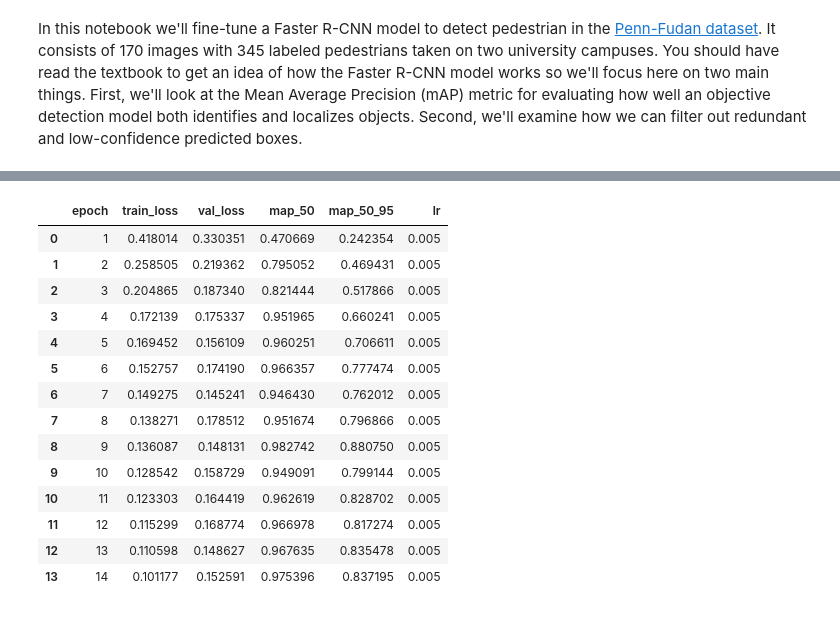
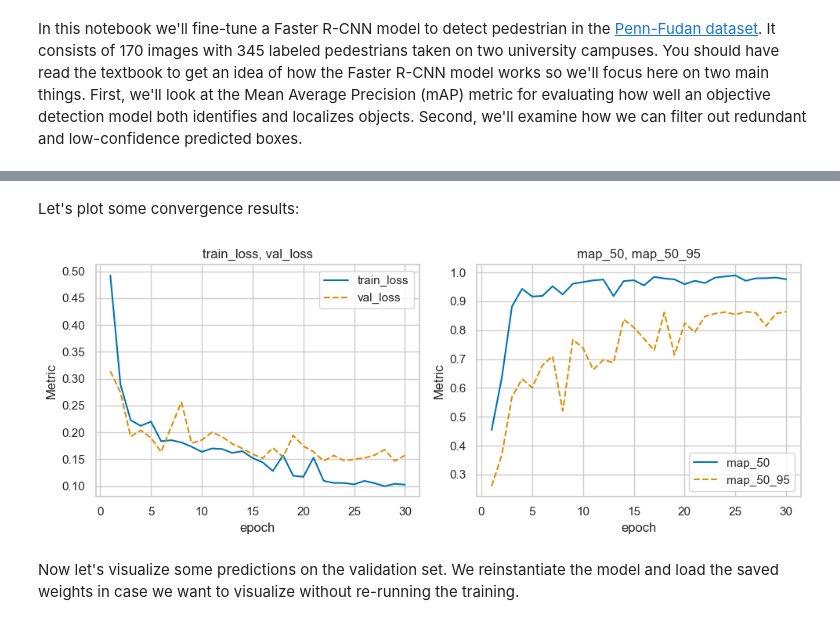
Before and after one commit to nkoranda97/DS776, a Jupyter notebook: Lesson_06_Object_Detection/L06_2_Detection.ipynb, the cells around one changed output, grey strips where cells are left out. Drawn from its saved outputs; the diff is of its cells as text; code cells hidden in the pictures.

```diff
--- a/Lesson_06_Object_Detection/L06_2_Detection.ipynb
+++ b/Lesson_06_Object_Detection/L06_2_Detection.ipynb
@@ -225,16 +254,15 @@ model.to(device)
 # training configuration
 initial_lr = 0.005  # Initial learning rate
 weight_decay = 0.0005
-patience = 5  # Early stopping patience
-
-# Training parameters
-num_epochs = 15
-patience = 3
+patience_early = None  # disable early stopping
+num_epochs = 30
+patience_reduce = 3 # reduce the learning rate after 3 epochs without improvement
 
 # Optimizer and scheduler
 optimizer = optim.SGD(model.parameters(), lr=initial_lr, momentum=0.9, weight_decay=weight_decay)
-scheduler = optim.lr_scheduler.ReduceLROnPlateau(optimizer, mode='max', factor=0.5, patience=5)
+scheduler = optim.lr_scheduler.ReduceLROnPlateau(optimizer, mode='max', factor=0.5, patience=patience_reduce)
 
 # Example usage
-results = train_rcnn(model, optimizer, scheduler, train_loader, val_loader, device, save_file=save_path, num_epochs=15, patience=5)
+results = train_rcnn(model, optimizer, scheduler, train_loader, val_loader, device,
+                     save_file=save_path, num_epochs=num_epochs, patience=patience_early)
 # %% [output]
@@ -242,21 +286,11 @@ KeyboardInterrupt:
-# %%
-results
-# %% [output]
-|  | epoch | train_loss | val_loss | map_50 | map_50_95 | lr |
-| 0 | 1 | 0.418014 | 0.330351 | 0.470669 | 0.242354 | 0.005 |
-| 1 | 2 | 0.258505 | 0.219362 | 0.795052 | 0.469431 | 0.005 |
-| 2 | 3 | 0.204865 | 0.187340 | 0.821444 | 0.517866 | 0.005 |
-| 3 | 4 | 0.172139 | 0.175337 | 0.951965 | 0.660241 | 0.005 |
-| 4 | 5 | 0.169452 | 0.156109 | 0.960251 | 0.706611 | 0.005 |
-| 5 | 6 | 0.152757 | 0.174190 | 0.966357 | 0.777474 | 0.005 |
-| 6 | 7 | 0.149275 | 0.145241 | 0.946430 | 0.762012 | 0.005 |
-| 7 | 8 | 0.138271 | 0.178512 | 0.951674 | 0.796866 | 0.005 |
-| 8 | 9 | 0.136087 | 0.148131 | 0.982742 | 0.880750 | 0.005 |
-| 9 | 10 | 0.128542 | 0.158729 | 0.949091 | 0.799144 | 0.005 |
-| 10 | 11 | 0.123303 | 0.164419 | 0.962619 | 0.828702 | 0.005 |
-| 11 | 12 | 0.115299 | 0.168774 | 0.966978 | 0.817274 | 0.005 |
-| 12 | 13 | 0.110598 | 0.148627 | 0.967635 | 0.835478 | 0.005 |
-| 13 | 14 | 0.101177 | 0.152591 | 0.975396 | 0.837195 | 0.005 |
+# %% [markdown]
+Let's plot some convergence results:
+# %%
+plot_training_metrics(results, [['train_loss', 'val_loss'], ['map_50', 'map_50_95']])
+# %% [output]
+[figure, added]
+# %% [markdown]
+Now let's visualize some predictions on the validation set. We reinstantiate the model and load the saved weights in case we want to visualize without re-running the training.
 # %%
 
 model_save_path = MODELS_PATH / "L06_fasterrcnn_resnet50_pennfudan.pth"
```
Also changed, not shown: parts of 19 cells of this notebook, 24 other files.
